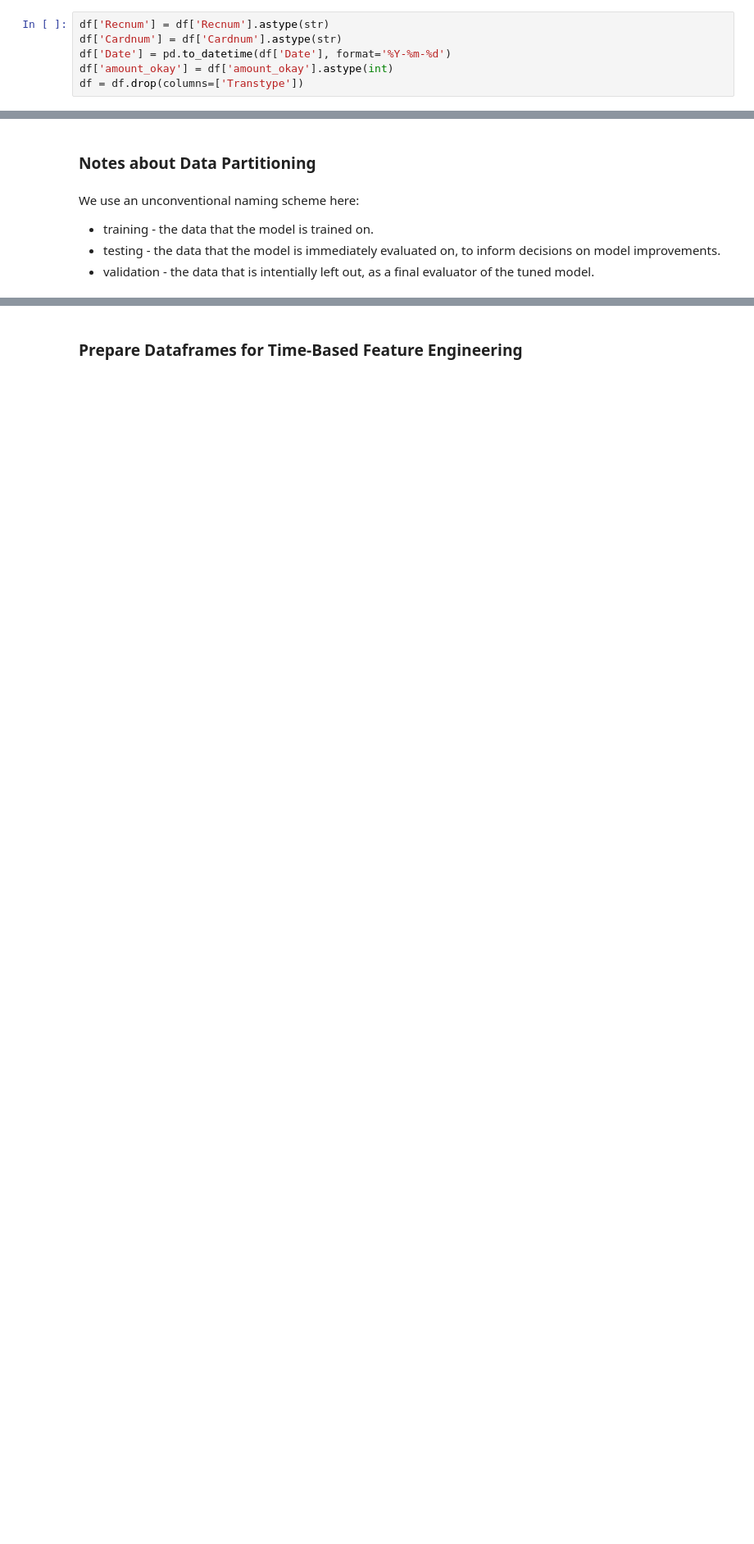
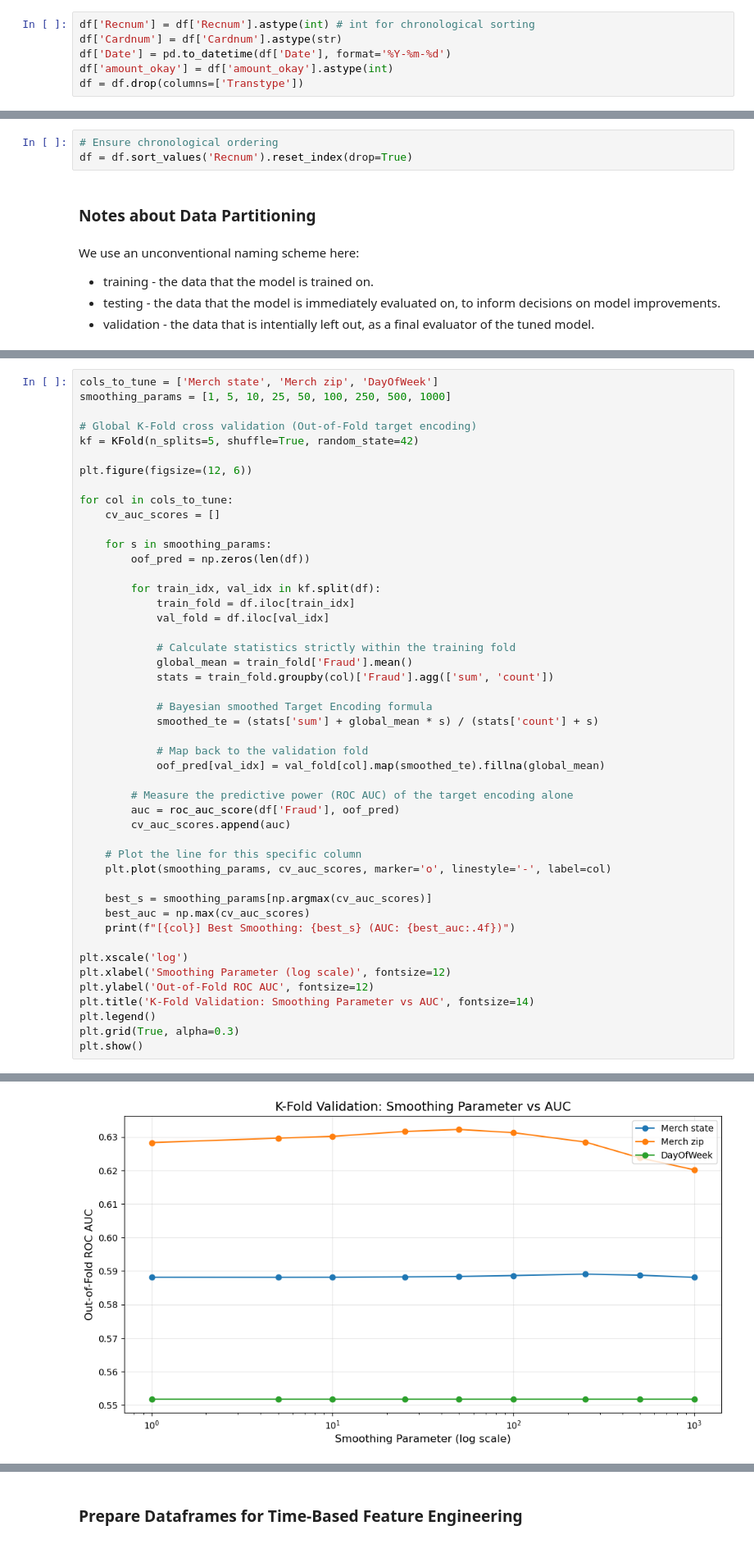
Before and after one commit to kevinp972/fraud-detection-model, a Jupyter notebook: 3_feature_engineering.ipynb, the cells around one changed output, grey strips where cells are left out. Shown at 82% size. Drawn from its saved outputs; the diff is of its cells as text; blank space fills up the shorter version.

Commit message:
recnum as int + historical expanding window

```diff
--- a/3_feature_engineering.ipynb
+++ b/3_feature_engineering.ipynb
@@ -34,7 +37,7 @@ Data columns (total 11 columns):
 dtypes: bool(1), float64(1), int64(3), object(6)
 memory usage: 7.6+ MB
 # %%
-df['Recnum'] = df['Recnum'].astype(str)
+df['Recnum'] = df['Recnum'].astype(int) # int for chronological sorting
 df['Cardnum'] = df['Cardnum'].astype(str)
 df['Date'] = pd.to_datetime(df['Date'], format='%Y-%m-%d')
 df['amount_okay'] = df['amount_okay'].astype(int)
@@ -161,6 +164,9 @@ print(f"{len(entity_cols)} entities for feature engineering")
 # %% [output]
 dataframe shape: (98037, 35)
 26 entities for feature engineering
+# %%
+# Ensure chronological ordering
+df = df.sort_values('Recnum').reset_index(drop=True)
 # %% [markdown]
 ### Notes about Data Partitioning
 # %% [markdown]
@@ -213,0 +237,48 @@ Columns to encode: ['Merch state', 'Merch zip', 'DayOfWeek']
+# %%
+cols_to_tune = ['Merch state', 'Merch zip', 'DayOfWeek']
+smoothing_params = [1, 5, 10, 25, 50, 100, 250, 500, 1000]
+
+# Global K-Fold cross validation (Out-of-Fold target encoding)
+kf = KFold(n_splits=5, shuffle=True, random_state=42)
+
+plt.figure(figsize=(12, 6))
+
+for col in cols_to_tune:
+    cv_auc_scores = []
+
+    for s in smoothing_params:
+        oof_pred = np.zeros(len(df))
+
+        for train_idx, val_idx in kf.split(df):
+            train_fold = df.iloc[train_idx]
+            val_fold = df.iloc[val_idx]
+
+            # Calculate statistics strictly within the training fold
+            global_mean = train_fold['Fraud'].mean()
+            stats = train_fold.groupby(col)['Fraud'].agg(['sum', 'count'])
+
+            # Bayesian smoothed Target Encoding formula
+            smoothed_te = (stats['sum'] + global_mean * s) / (stats['count'] + s)
+
+            # Map back to the validation fold
+            oof_pred[val_idx] = val_fold[col].map(smoothed_te).fillna(global_mean)
+
+        # Measure the predictive power (ROC AUC) of the target encoding alone
+        auc = roc_auc_score(df['Fraud'], oof_pred)
+        cv_auc_scores.append(auc)
+
+    # Plot the line for this specific column
+    plt.plot(smoothing_params, cv_auc_scores, marker='o', linestyle='-', label=col)
+
+    best_s = smoothing_params[np.argmax(cv_auc_scores)]
+    best_auc = np.max(cv_auc_scores)
+    print(f"[{col}] Best Smoothing: {best_s} (AUC: {best_auc:.4f})")
+
+plt.xscale('log')
+plt.xlabel('Smoothing Parameter (log scale)', fontsize=12)
+plt.ylabel('Out-of-Fold ROC AUC', fontsize=12)
+plt.title('K-Fold Validation: Smoothing Parameter vs AUC', fontsize=14)
+plt.legend()
+plt.grid(True, alpha=0.3)
+plt.show()
+# %% [output]
@@ -213,0 +288 @@ Columns to encode: ['Merch state', 'Merch zip', 'DayOfWeek']
+[figure, added]
```
Also changed, not shown: parts of 16 cells of this notebook.
